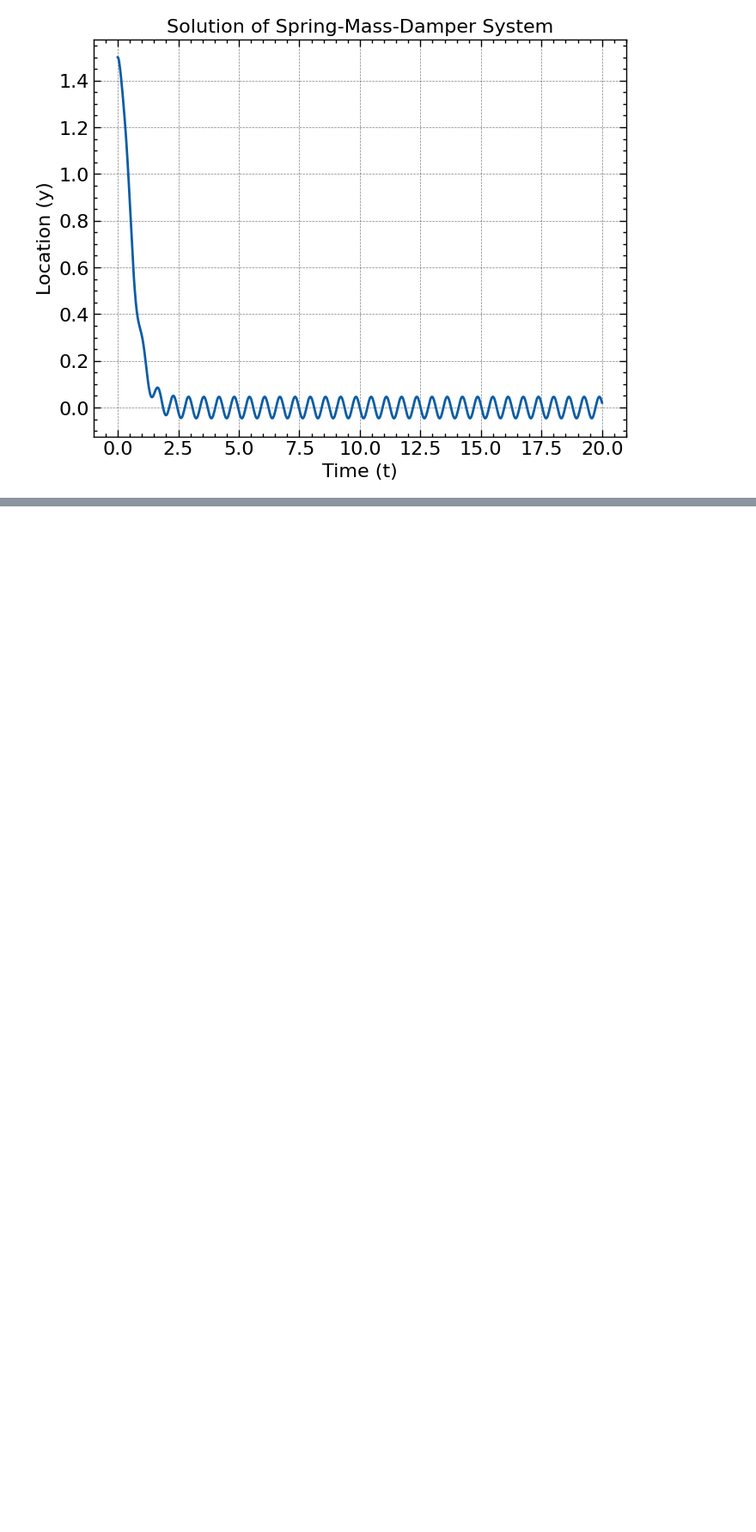
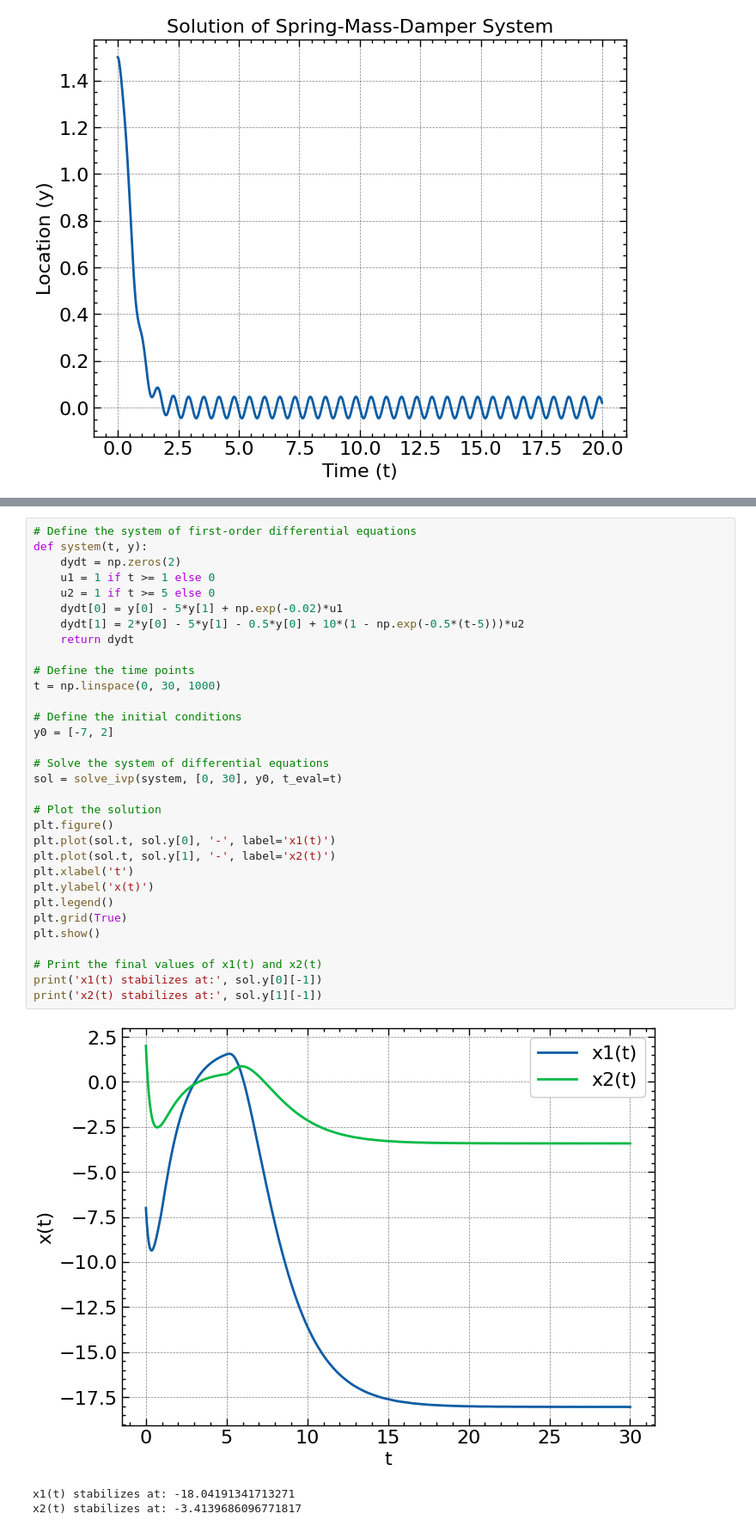
Before and after one commit to bks4522/Math_Work, a Jupyter notebook: Diff_Eq/Mod6Quiz.ipynb, the cells around one changed output, grey strips where cells are left out. Shown: that part at 86% size. Cells and saved outputs as stored; diff of their text form; blank space fills up the shorter version.

```diff
--- a/Diff_Eq/Mod6Quiz.ipynb
+++ b/Diff_Eq/Mod6Quiz.ipynb
@@ -169,0 +263,36 @@ plt.show()
+# %%
+# Define the system of first-order differential equations
+def system(t, y):
+    dydt = np.zeros(2)
+    u1 = 1 if t >= 1 else 0
+    u2 = 1 if t >= 5 else 0
+    dydt[0] = y[0] - 5*y[1] + np.exp(-0.02)*u1
+    dydt[1] = 2*y[0] - 5*y[1] - 0.5*y[0] + 10*(1 - np.exp(-0.5*(t-5)))*u2
+    return dydt
+
+# Define the time points
+t = np.linspace(0, 30, 1000)
+
+# Define the initial conditions
+y0 = [-7, 2]
+
+# Solve the system of differential equations
+sol = solve_ivp(system, [0, 30], y0, t_eval=t)
+
+# Plot the solution
+plt.figure()
+plt.plot(sol.t, sol.y[0], '-', label='x1(t)')
+plt.plot(sol.t, sol.y[1], '-', label='x2(t)')
+plt.xlabel('t')
+plt.ylabel('x(t)')
+plt.legend()
+plt.grid(True)
+plt.show()
+
+# Print the final values of x1(t) and x2(t)
+print('x1(t) stabilizes at:', sol.y[0][-1])
+print('x2(t) stabilizes at:', sol.y[1][-1])
+# %% [output]
+[figure, added]
+x1(t) stabilizes at: -18.04191341713271
+x2(t) stabilizes at: -3.4139686096771817
```
Also changed, not shown: parts of 7 cells of this notebook, 7 other files.
